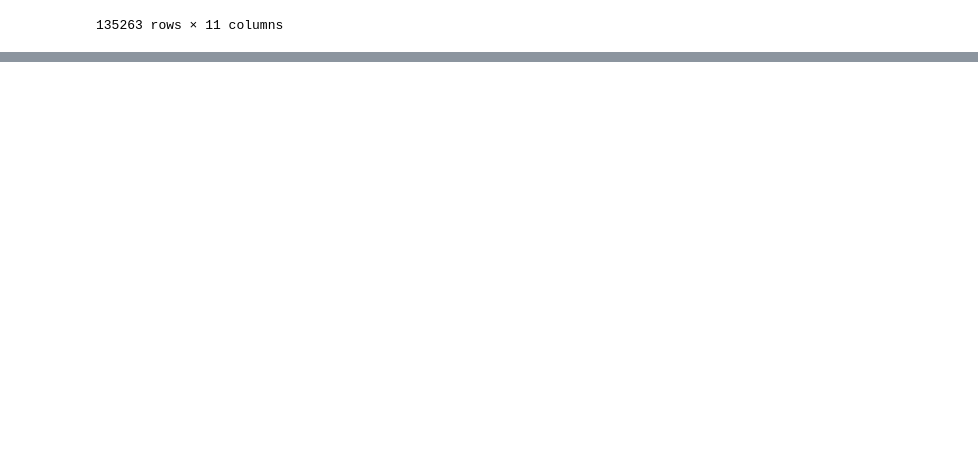
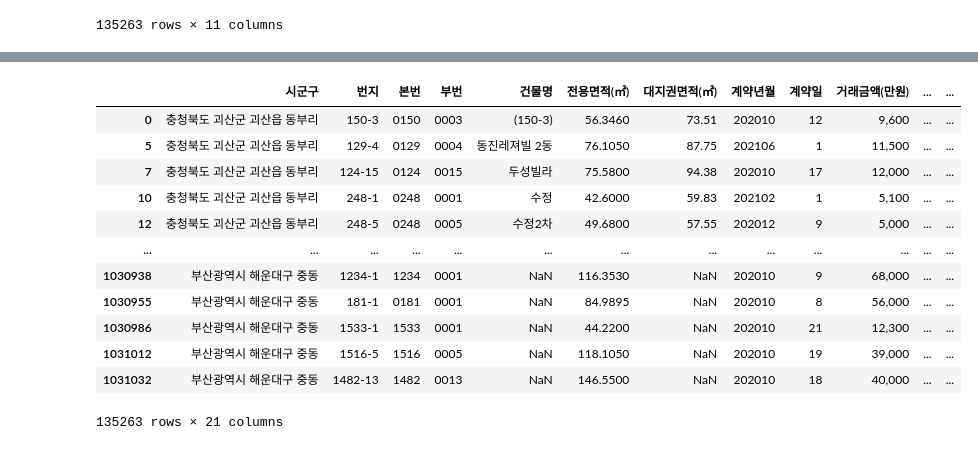
Before and after one commit to CraftyDragon678/study-bigdata, a Jupyter notebook: 60_포스터/03_부동산.ipynb, the cells around one changed output, grey strips where cells are left out. Drawn from its saved outputs; the diff is of its cells as text; code cells hidden in the pictures; blank space fills up the shorter version.

```diff
--- a/60_포스터/03_부동산.ipynb
+++ b/60_포스터/03_부동산.ipynb
@@ -323,0 +389,17 @@ True
+# %%
+final_no_dups_df = final_df.drop_duplicates(subset='원본주소')
+final_no_dups_df
+# %% [output]
+|  | 시군구 | 번지 | 본번 | 부번 | 건물명 | 전용면적(㎡) | 대지권면적(㎡) | 계약년월 | 계약일 | 거래금액(만원) | ... | ... |
+| 0 | 충청북도 괴산군 괴산읍 동부리 | 150-3 | 0150 | 0003 | (150-3) | 56.3460 | 73.51 | 202010 | 12 | 9,600 | ... | ... |
+| 5 | 충청북도 괴산군 괴산읍 동부리 | 129-4 | 0129 | 0004 | 동진레져빌 2동 | 76.1050 | 87.75 | 202106 | 1 | 11,500 | ... | ... |
+| 7 | 충청북도 괴산군 괴산읍 동부리 | 124-15 | 0124 | 0015 | 두성빌라 | 75.5800 | 94.38 | 202010 | 17 | 12,000 | ... | ... |
+| 10 | 충청북도 괴산군 괴산읍 동부리 | 248-1 | 0248 | 0001 | 수정 | 42.6000 | 59.83 | 202102 | 1 | 5,100 | ... | ... |
+| 12 | 충청북도 괴산군 괴산읍 동부리 | 248-5 | 0248 | 0005 | 수정2차 | 49.6800 | 57.55 | 202012 | 9 | 5,000 | ... | ... |
+| ... | ... | ... | ... | ... | ... | ... | ... | ... | ... | ... | ... | ... |
+| 1030938 | 부산광역시 해운대구 중동 | 1234-1 | 1234 | 0001 | NaN | 116.3530 | NaN | 202010 | 9 | 68,000 | ... | ... |
+| 1030955 | 부산광역시 해운대구 중동 | 181-1 | 0181 | 0001 | NaN | 84.9895 | NaN | 202010 | 8 | 56,000 | ... | ... |
+| 1030986 | 부산광역시 해운대구 중동 | 1533-1 | 1533 | 0001 | NaN | 44.2200 | NaN | 202010 | 21 | 12,300 | ... | ... |
+| 1031012 | 부산광역시 해운대구 중동 | 1516-5 | 1516 | 0005 | NaN | 118.1050 | NaN | 202010 | 19 | 39,000 | ... | ... |
+| 1031032 | 부산광역시 해운대구 중동 | 1482-13 | 1482 | 0013 | NaN | 146.5500 | NaN | 202010 | 18 | 40,000 | ... | ... |
+135263 rows × 21 columns
```
Also changed, not shown: parts of 15 cells of this notebook, 1 other file.
